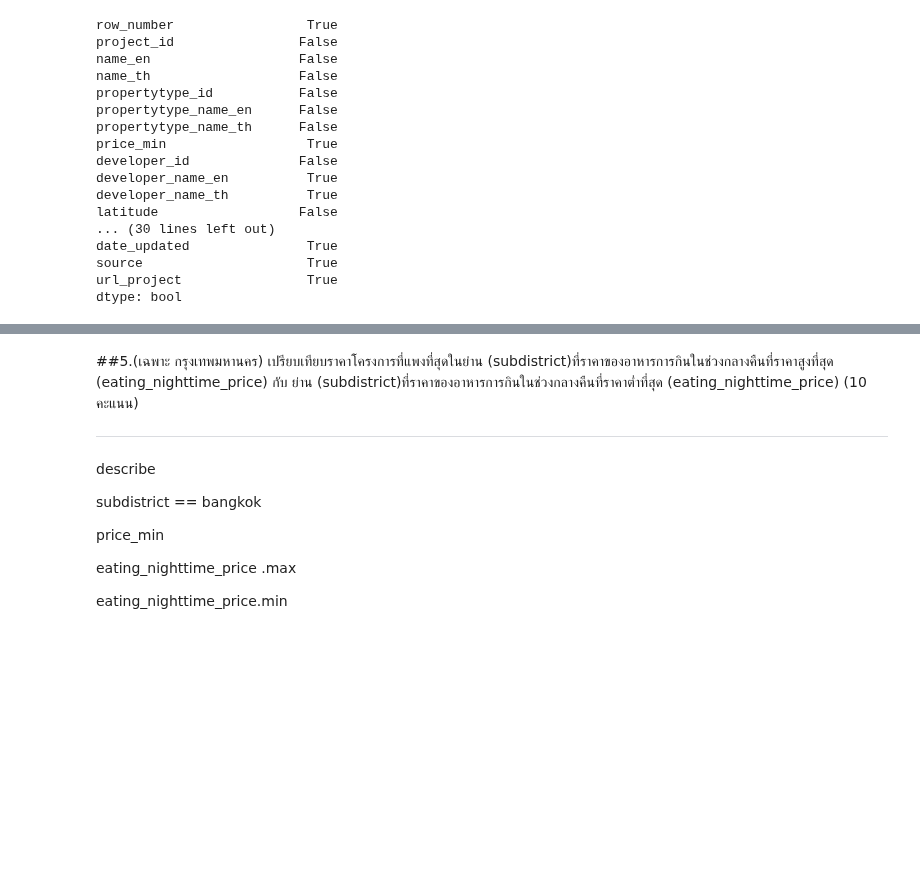
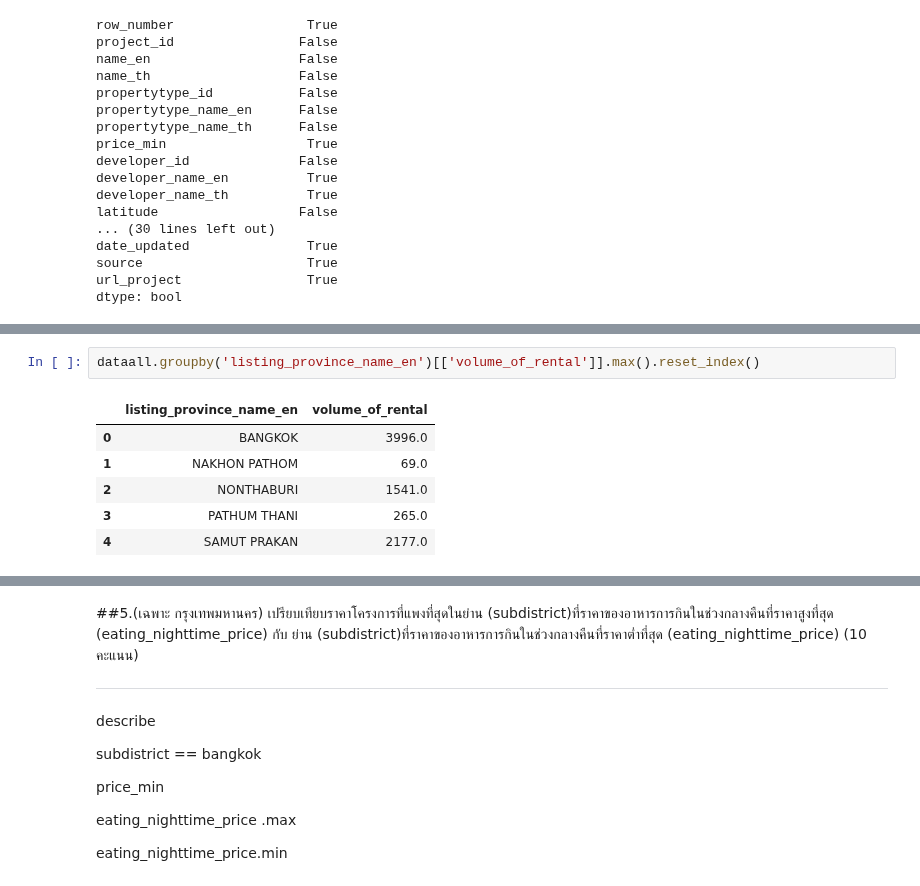
Before and after one commit to sucheerarighthere/BasicProg_DataViz65, a Jupyter notebook: midterm65.ipynb, the cells around one changed output, grey strips where cells are left out. Saved outputs shown, nothing was run; the diff lists cells and outputs as text; blank space fills up the shorter version.

```diff
--- a/midterm65.ipynb
+++ b/midterm65.ipynb
@@ -117,0 +138,9 @@ dtype: bool
+# %%
+dataall.groupby('listing_province_name_en')[['volume_of_rental']].max().reset_index()
+# %% [output]
+|  | listing_province_name_en | volume_of_rental |
+| 0 | BANGKOK | 3996.0 |
+| 1 | NAKHON PATHOM | 69.0 |
+| 2 | NONTHABURI | 1541.0 |
+| 3 | PATHUM THANI | 265.0 |
+| 4 | SAMUT PRAKAN | 2177.0 |
```
Also changed, not shown: parts of 6 cells of this notebook.
